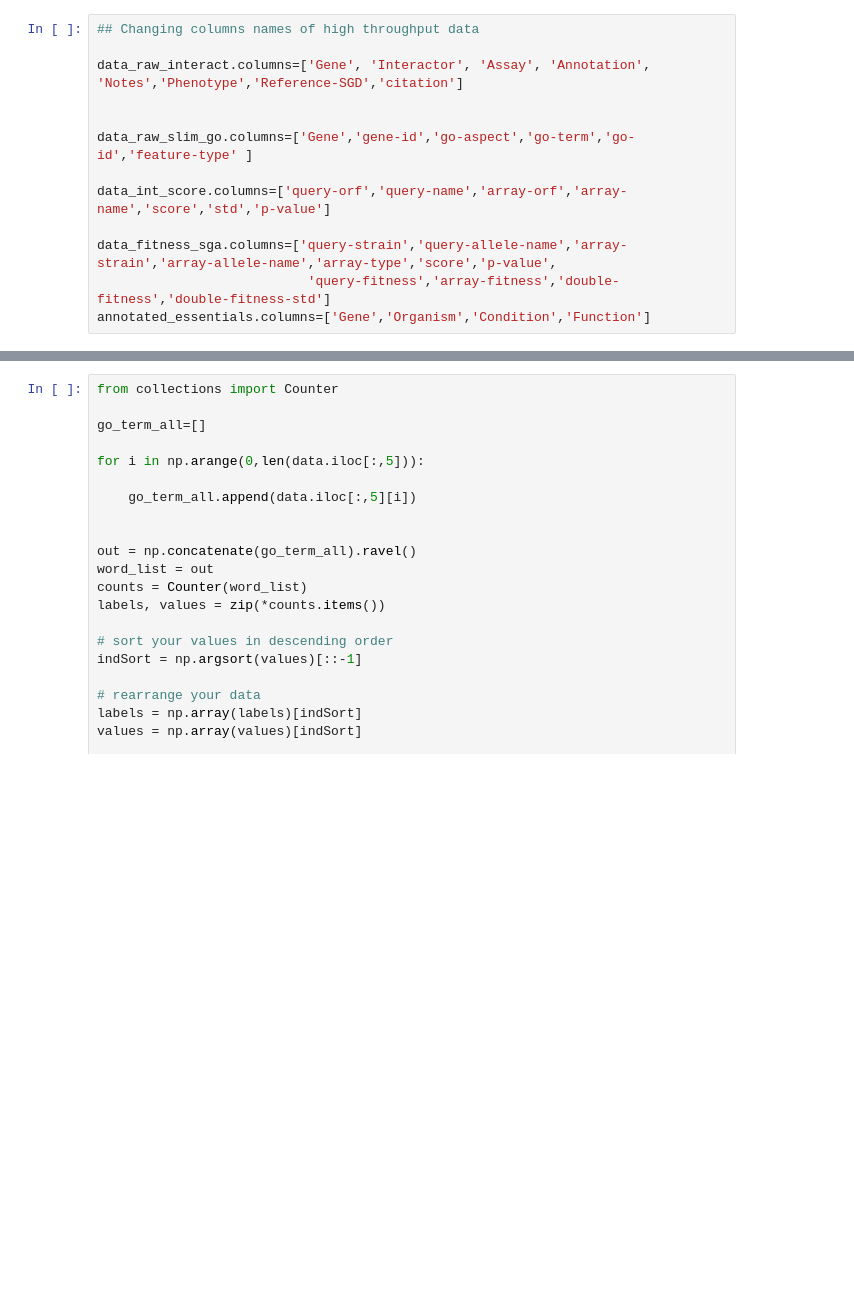
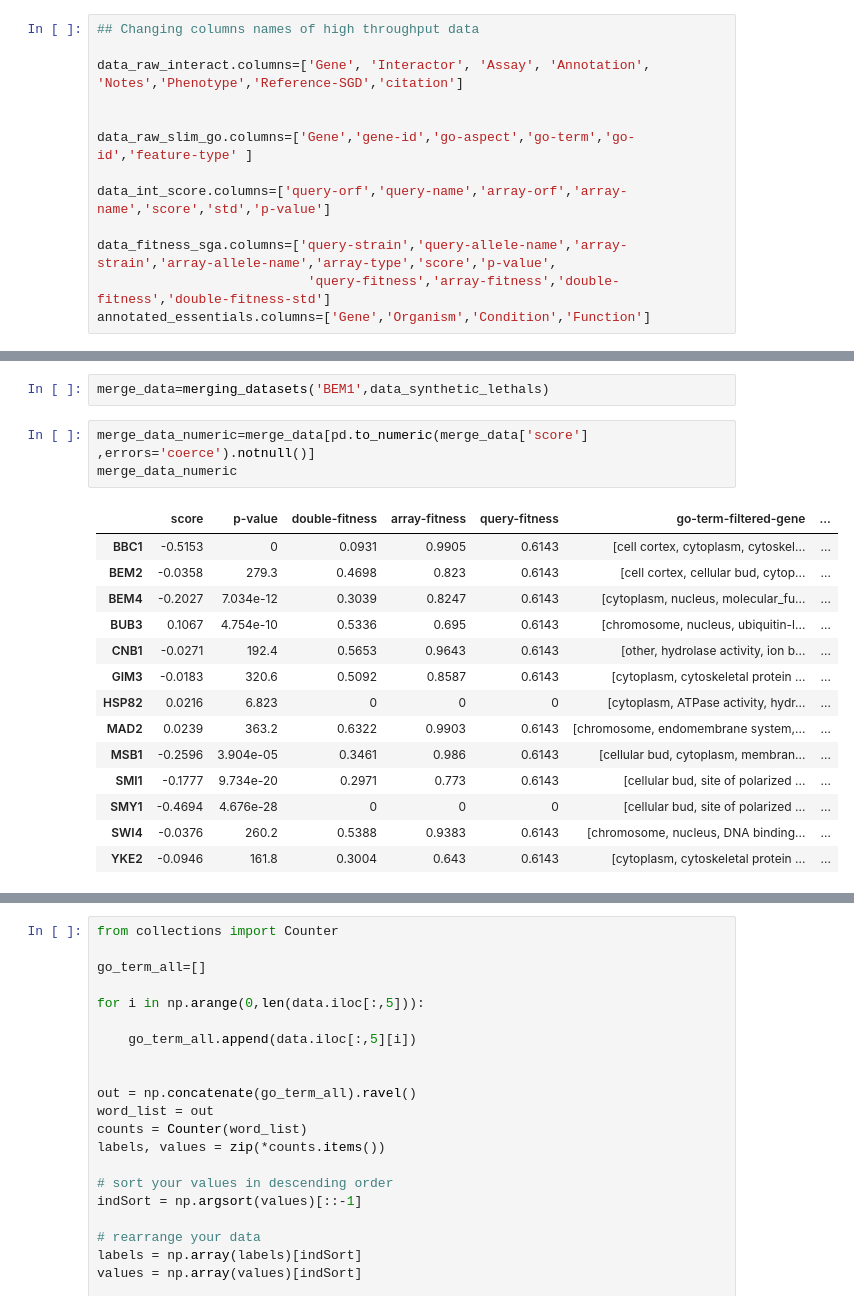
Before and after one commit to leilaicruz/machine-learning-for-yeast, a Jupyter notebook: interact2go.ipynb, the cells around one changed output, grey strips where cells are left out. Drawn from its saved outputs; the diff is of its cells as text; blank space fills up the shorter version.

```diff
--- a/interact2go.ipynb
+++ b/interact2go.ipynb
@@ -132,5 +158,25 @@ def merging_datasets(gene_name,data_to_merge_with_fitness_data):
 
 
     return merge_data_pd
+# %%
+merge_data=merging_datasets('BEM1',data_synthetic_lethals)
+# %%
+merge_data_numeric=merge_data[pd.to_numeric(merge_data['score'] ,errors='coerce').notnull()]
+merge_data_numeric
+# %% [output]
+|  | score | p-value | double-fitness | array-fitness | query-fitness | go-term-filtered-gene | ... |
+| BBC1 | -0.5153 | 0 | 0.0931 | 0.9905 | 0.6143 | [cell cortex, cytoplasm, cytoskel... | ... |
+| BEM2 | -0.0358 | 279.3 | 0.4698 | 0.823 | 0.6143 | [cell cortex, cellular bud, cytop... | ... |
+| BEM4 | -0.2027 | 7.034e-12 | 0.3039 | 0.8247 | 0.6143 | [cytoplasm, nucleus, molecular_fu... | ... |
+| BUB3 | 0.1067 | 4.754e-10 | 0.5336 | 0.695 | 0.6143 | [chromosome, nucleus, ubiquitin-l... | ... |
+| CNB1 | -0.0271 | 192.4 | 0.5653 | 0.9643 | 0.6143 | [other, hydrolase activity, ion b... | ... |
+| GIM3 | -0.0183 | 320.6 | 0.5092 | 0.8587 | 0.6143 | [cytoplasm, cytoskeletal protein ... | ... |
+| HSP82 | 0.0216 | 6.823 | 0 | 0 | 0 | [cytoplasm, ATPase activity, hydr... | ... |
+| MAD2 | 0.0239 | 363.2 | 0.6322 | 0.9903 | 0.6143 | [chromosome, endomembrane system,... | ... |
+| MSB1 | -0.2596 | 3.904e-05 | 0.3461 | 0.986 | 0.6143 | [cellular bud, cytoplasm, membran... | ... |
+| SMI1 | -0.1777 | 9.734e-20 | 0.2971 | 0.773 | 0.6143 | [cellular bud, site of polarized ... | ... |
+| SMY1 | -0.4694 | 4.676e-28 | 0 | 0 | 0 | [cellular bud, site of polarized ... | ... |
+| SWI4 | -0.0376 | 260.2 | 0.5388 | 0.9383 | 0.6143 | [chromosome, nucleus, DNA binding... | ... |
+| YKE2 | -0.0946 | 161.8 | 0.3004 | 0.643 | 0.6143 | [cytoplasm, cytoskeletal protein ... | ... |
 # %%
 #plt.scatter(score_synt_pd['score'],score_synt_pd['double-fitness'])
```
Also changed, not shown: parts of 3 cells of this notebook.
